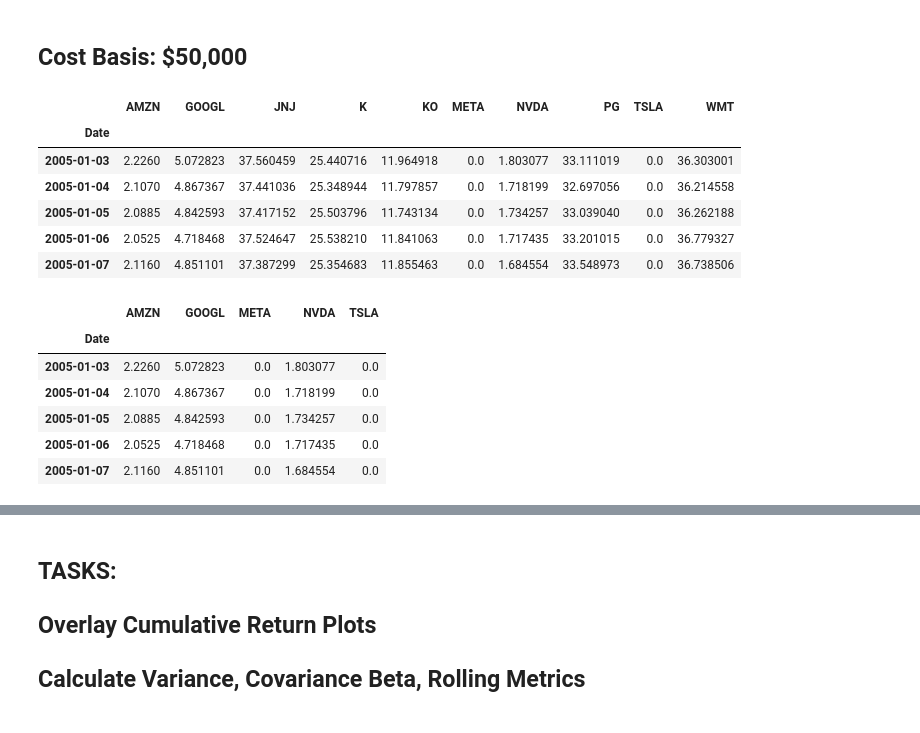
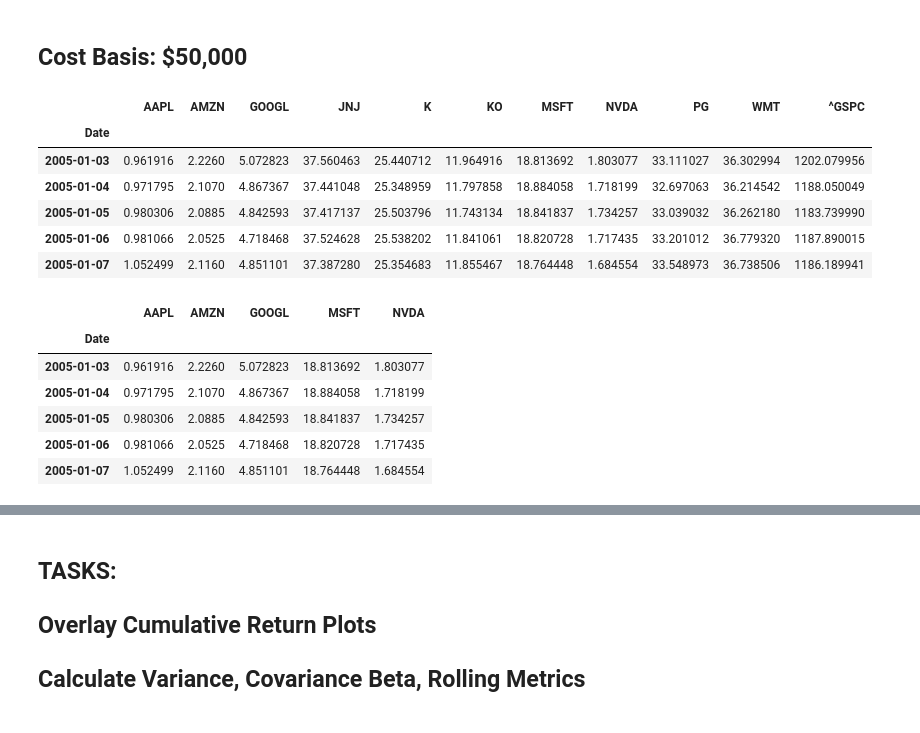
Before and after one commit to reiccv/Project_1_Portfolio_Analysis, a Jupyter notebook: Portfolio_Analysis_Tech_vs_Consumer.ipynb, the cells around one changed output, grey strips where cells are left out. Drawn from its saved outputs; the diff is of its cells as text; code cells hidden in the pictures.

```diff
--- a/Portfolio_Analysis_Tech_vs_Consumer.ipynb
+++ b/Portfolio_Analysis_Tech_vs_Consumer.ipynb
@@ -29,34 +28,32 @@ from pathlib import Path
 # %% [markdown]
 ## Cost Basis: $50,000
 # %%
-# Import csv file and read it as a pandas dataframe
-#
-all_stocks = pd.read_csv('Resources/stocks.csv', header=1)
-all_stocks= all_stocks.iloc[:, 0:11]
+all_stocks = pd.read_csv('Resources/newstocks.csv', header=1)
+all_stocks= all_stocks.iloc[:, 0:12]
 all_stocks = all_stocks.rename(columns={"Unnamed: 0":"Date"})
 all_stocks = all_stocks.drop(all_stocks.index[0])
 all_stocks = all_stocks.set_index("Date")
 all_stocks = all_stocks.fillna(0)
 all_stocks.head()
 # %% [output]
-|  | AMZN | GOOGL | JNJ | K | KO | META | NVDA | PG | TSLA | WMT |
-| Date |  |  |  |  |  |  |  |  |  |  |
-| 2005-01-03 | 2.2260 | 5.072823 | 37.560459 | 25.440716 | 11.964918 | 0.0 | 1.803077 | 33.111019 | 0.0 | 36.303001 |
-| 2005-01-04 | 2.1070 | 4.867367 | 37.441036 | 25.348944 | 11.797857 | 0.0 | 1.718199 | 32.697056 | 0.0 | 36.214558 |
-| 2005-01-05 | 2.0885 | 4.842593 | 37.417152 | 25.503796 | 11.743134 | 0.0 | 1.734257 | 33.039040 | 0.0 | 36.262188 |
-| 2005-01-06 | 2.0525 | 4.718468 | 37.524647 | 25.538210 | 11.841063 | 0.0 | 1.717435 | 33.201015 | 0.0 | 36.779327 |
-| 2005-01-07 | 2.1160 | 4.851101 | 37.387299 | 25.354683 | 11.855463 | 0.0 | 1.684554 | 33.548973 | 0.0 | 36.738506 |
+|  | AAPL | AMZN | GOOGL | JNJ | K | KO | MSFT | NVDA | PG | WMT | ^GSPC |
+| Date |  |  |  |  |  |  |  |  |  |  |  |
+| 2005-01-03 | 0.961916 | 2.2260 | 5.072823 | 37.560463 | 25.440712 | 11.964916 | 18.813692 | 1.803077 | 33.111027 | 36.302994 | 1202.079956 |
+| 2005-01-04 | 0.971795 | 2.1070 | 4.867367 | 37.441048 | 25.348959 | 11.797858 | 18.884058 | 1.718199 | 32.697063 | 36.214542 | 1188.050049 |
+| 2005-01-05 | 0.980306 | 2.0885 | 4.842593 | 37.417137 | 25.503796 | 11.743134 | 18.841837 | 1.734257 | 33.039032 | 36.262180 | 1183.739990 |
+| 2005-01-06 | 0.981066 | 2.0525 | 4.718468 | 37.524628 | 25.538202 | 11.841061 | 18.820728 | 1.717435 | 33.201012 | 36.779320 | 1187.890015 |
+| 2005-01-07 | 1.052499 | 2.1160 | 4.851101 | 37.387280 | 25.354683 | 11.855467 | 18.764448 | 1.684554 | 33.548973 | 36.738506 | 1186.189941 |
 # %%
-tech_stocks = all_stocks.loc[:, ['AMZN', 'GOOGL','META','NVDA','TSLA']]
+tech_stocks = all_stocks.loc[:, ['AAPL','AMZN', 'GOOGL','MSFT','NVDA']]
 tech_stocks.head()
 # %% [output]
-|  | AMZN | GOOGL | META | NVDA | TSLA |
+|  | AAPL | AMZN | GOOGL | MSFT | NVDA |
 | Date |  |  |  |  |  |
-| 2005-01-03 | 2.2260 | 5.072823 | 0.0 | 1.803077 | 0.0 |
-| 2005-01-04 | 2.1070 | 4.867367 | 0.0 | 1.718199 | 0.0 |
-| 2005-01-05 | 2.0885 | 4.842593 | 0.0 | 1.734257 | 0.0 |
-| 2005-01-06 | 2.0525 | 4.718468 | 0.0 | 1.717435 | 0.0 |
-| 2005-01-07 | 2.1160 | 4.851101 | 0.0 | 1.684554 | 0.0 |
+| 2005-01-03 | 0.961916 | 2.2260 | 5.072823 | 18.813692 | 1.803077 |
+| 2005-01-04 | 0.971795 | 2.1070 | 4.867367 | 18.884058 | 1.718199 |
+| 2005-01-05 | 0.980306 | 2.0885 | 4.842593 | 18.841837 | 1.734257 |
+| 2005-01-06 | 0.981066 | 2.0525 | 4.718468 | 18.820728 | 1.717435 |
+| 2005-01-07 | 1.052499 | 2.1160 | 4.851101 | 18.764448 | 1.684554 |
 # %%
 consumer_stocks = all_stocks.loc[:, ['JNJ','K','KO','PG','WMT']]
 consumer_stocks.head()
```
Also changed, not shown: parts of 12 cells of this notebook.
